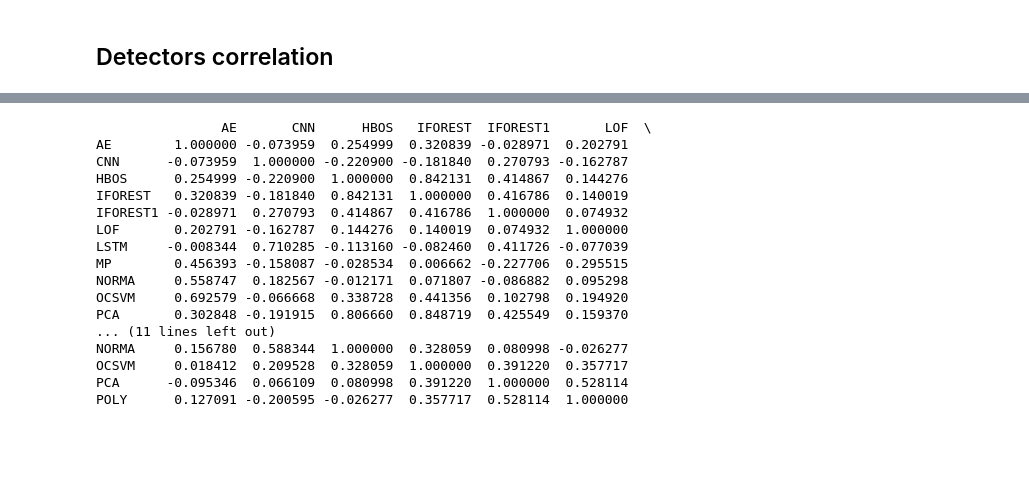
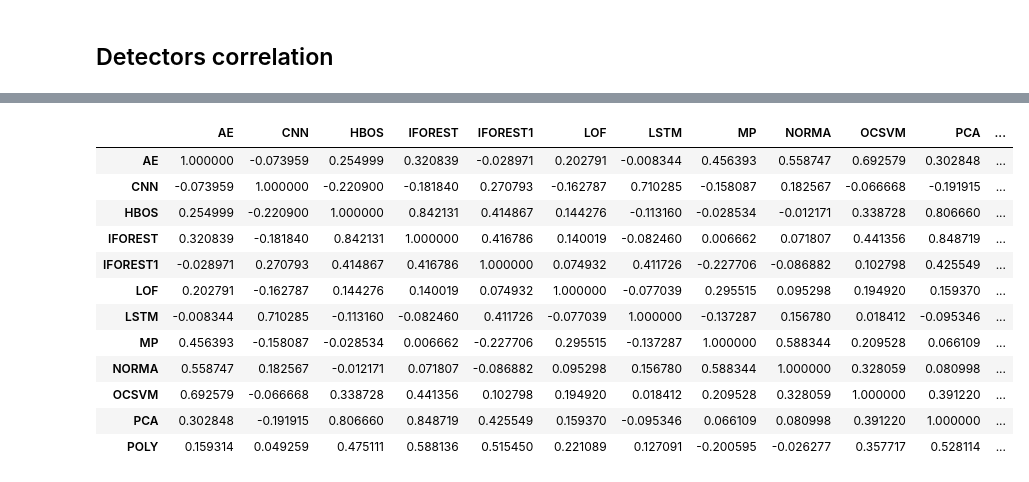
Before and after one commit to sylligardos/MSADv2, a Jupyter notebook: src/notebooks/combine_detectors.ipynb, the cells around one changed output, grey strips where cells are left out. Saved outputs shown, nothing was run; the diff lists cells and outputs as text; code cells hidden in the pictures; blank space fills up the shorter version.

```diff
--- a/src/notebooks/combine_detectors.ipynb
+++ b/src/notebooks/combine_detectors.ipynb
@@ -212,27 +211,19 @@ df.sample(3)
 # %%
 correlation_matrix = df.corr(method='pearson')
-
-print(correlation_matrix)
-
-# Optionally, save or visualize
-# correlation_matrix.to_csv("detector_auc_correlation.csv")
+correlation_matrix
 # %% [output]
-                AE       CNN      HBOS   IFOREST  IFOREST1       LOF  \
-AE        1.000000 -0.073959  0.254999  0.320839 -0.028971  0.202791
-CNN      -0.073959  1.000000 -0.220900 -0.181840  0.270793 -0.162787
-HBOS      0.254999 -0.220900  1.000000  0.842131  0.414867  0.144276
-IFOREST   0.320839 -0.181840  0.842131  1.000000  0.416786  0.140019
-IFOREST1 -0.028971  0.270793  0.414867  0.416786  1.000000  0.074932
-LOF       0.202791 -0.162787  0.144276  0.140019  0.074932  1.000000
-LSTM     -0.008344  0.710285 -0.113160 -0.082460  0.411726 -0.077039
-MP        0.456393 -0.158087 -0.028534  0.006662 -0.227706  0.295515
-NORMA     0.558747  0.182567 -0.012171  0.071807 -0.086882  0.095298
-OCSVM     0.692579 -0.066668  0.338728  0.441356  0.102798  0.194920
-PCA       0.302848 -0.191915  0.806660  0.848719  0.425549  0.159370
-... (11 lines left out)
-NORMA     0.156780  0.588344  1.000000  0.328059  0.080998 -0.026277
-OCSVM     0.018412  0.209528  0.328059  1.000000  0.391220  0.357717
-PCA      -0.095346  0.066109  0.080998  0.391220  1.000000  0.528114
-POLY      0.127091 -0.200595 -0.026277  0.357717  0.528114  1.000000
+|  | AE | CNN | HBOS | IFOREST | IFOREST1 | LOF | LSTM | MP | NORMA | OCSVM | PCA | ... |
+| AE | 1.000000 | -0.073959 | 0.254999 | 0.320839 | -0.028971 | 0.202791 | -0.008344 | 0.456393 | 0.558747 | 0.692579 | 0.302848 | ... |
+| CNN | -0.073959 | 1.000000 | -0.220900 | -0.181840 | 0.270793 | -0.162787 | 0.710285 | -0.158087 | 0.182567 | -0.066668 | -0.191915 | ... |
+| HBOS | 0.254999 | -0.220900 | 1.000000 | 0.842131 | 0.414867 | 0.144276 | -0.113160 | -0.028534 | -0.012171 | 0.338728 | 0.806660 | ... |
+| IFOREST | 0.320839 | -0.181840 | 0.842131 | 1.000000 | 0.416786 | 0.140019 | -0.082460 | 0.006662 | 0.071807 | 0.441356 | 0.848719 | ... |
+| IFOREST1 | -0.028971 | 0.270793 | 0.414867 | 0.416786 | 1.000000 | 0.074932 | 0.411726 | -0.227706 | -0.086882 | 0.102798 | 0.425549 | ... |
+| LOF | 0.202791 | -0.162787 | 0.144276 | 0.140019 | 0.074932 | 1.000000 | -0.077039 | 0.295515 | 0.095298 | 0.194920 | 0.159370 | ... |
+| LSTM | -0.008344 | 0.710285 | -0.113160 | -0.082460 | 0.411726 | -0.077039 | 1.000000 | -0.137287 | 0.156780 | 0.018412 | -0.095346 | ... |
+| MP | 0.456393 | -0.158087 | -0.028534 | 0.006662 | -0.227706 | 0.295515 | -0.137287 | 1.000000 | 0.588344 | 0.209528 | 0.066109 | ... |
+| NORMA | 0.558747 | 0.182567 | -0.012171 | 0.071807 | -0.086882 | 0.095298 | 0.156780 | 0.588344 | 1.000000 | 0.328059 | 0.080998 | ... |
+| OCSVM | 0.692579 | -0.066668 | 0.338728 | 0.441356 | 0.102798 | 0.194920 | 0.018412 | 0.209528 | 0.328059 | 1.000000 | 0.391220 | ... |
+| PCA | 0.302848 | -0.191915 | 0.806660 | 0.848719 | 0.425549 | 0.159370 | -0.095346 | 0.066109 | 0.080998 | 0.391220 | 1.000000 | ... |
+| POLY | 0.159314 | 0.049259 | 0.475111 | 0.588136 | 0.515450 | 0.221089 | 0.127091 | -0.200595 | -0.026277 | 0.357717 | 0.528114 | ... |
 # %%
 plt.figure(figsize=(10, 8))
```
Also changed, not shown: parts of 8 cells of this notebook, 7 other files.
